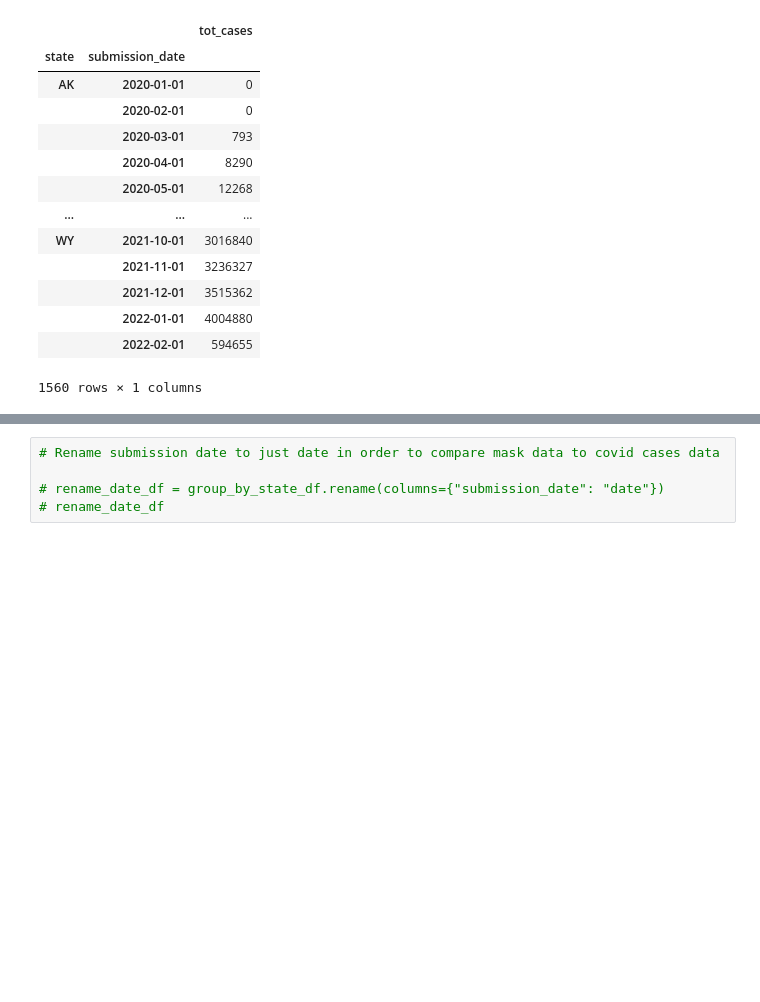
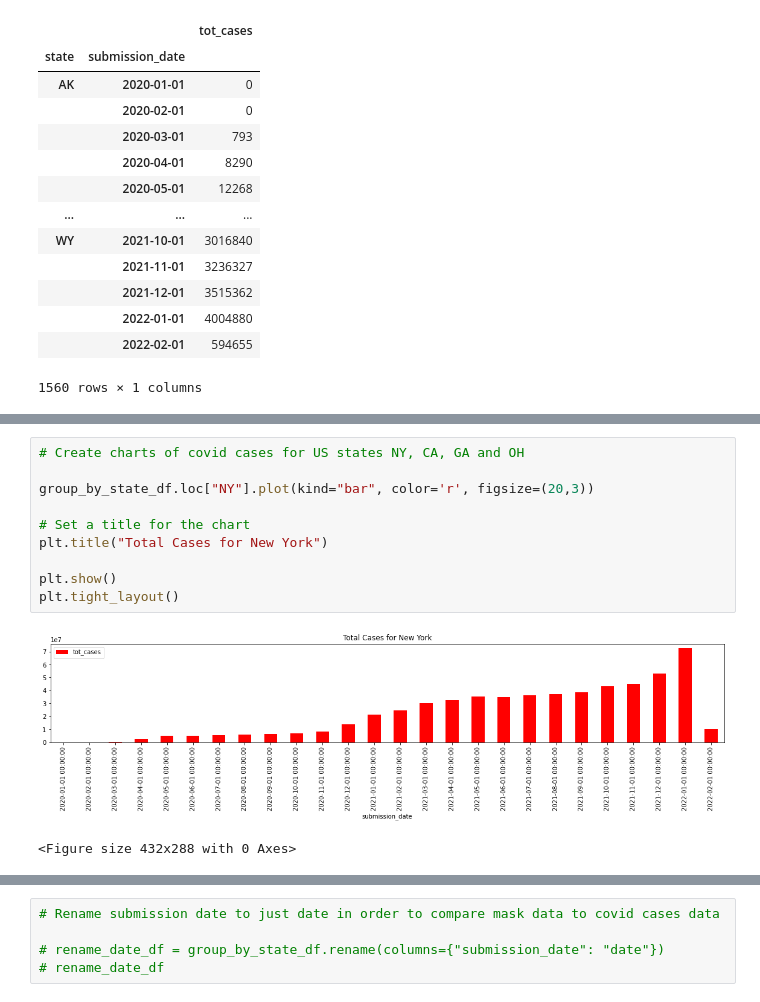
Before and after one commit to ranusuri/Team-A-Project-1, a Jupyter notebook: carolina_segovia/Project_1.ipynb, the cells around one changed output, grey strips where cells are left out. Cells and saved outputs as stored; diff of their text form; blank space fills up the shorter version.

```diff
--- a/carolina_segovia/Project_1.ipynb
+++ b/carolina_segovia/Project_1.ipynb
@@ -234 +269,14 @@ group_by_state_df
+# %%
+# Create charts of covid cases for US states NY, CA, GA and OH
+
+group_by_state_df.loc["NY"].plot(kind="bar", color='r', figsize=(20,3))
+
+# Set a title for the chart
+plt.title("Total Cases for New York")
+
+plt.show()
+plt.tight_layout()
+# %% [output]
+[figure, added]
+<Figure size 432x288 with 0 Axes>
 # %%
```
Also changed, not shown: parts of 8 cells of this notebook.
